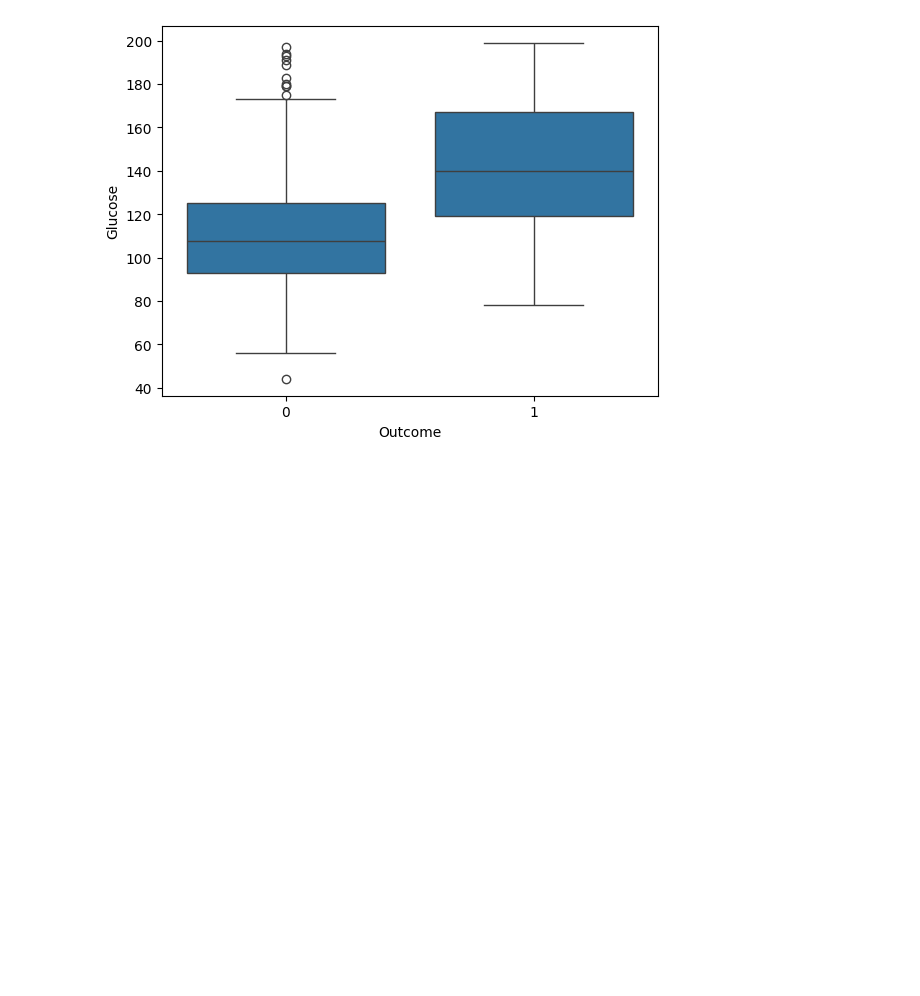
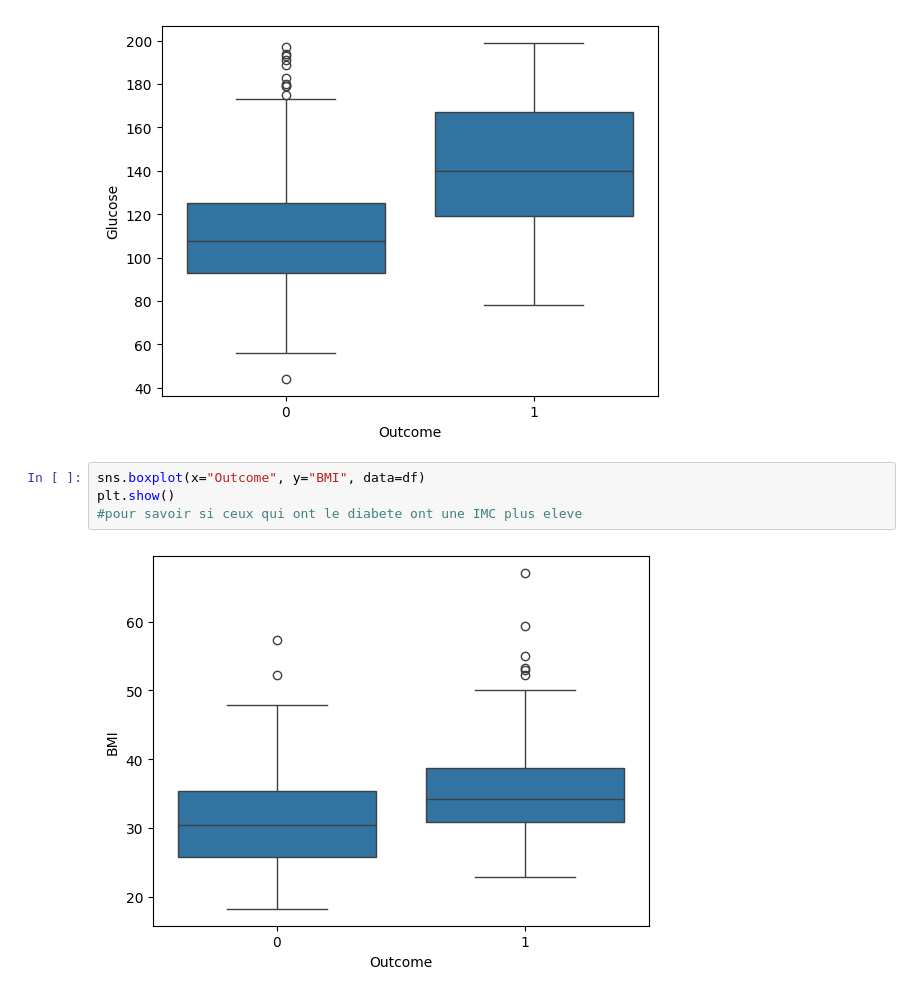
Before and after one commit to merveilletedem-ctrl/malaria_project, a Jupyter notebook: diabete.ipynb, the cells around one changed output. Cells and saved outputs as stored; diff of their text form; blank space fills up the shorter version.

Commit message:
visualisations fin de mes donnees

```diff
--- a/diabete.ipynb
+++ b/diabete.ipynb
@@ -82,3 +82,9 @@ plt.show()
 # les diabetique ont souvemt un taux de glucose plus eleve
 # %% [output]
 [figure]
+# %%
+sns.boxplot(x="Outcome", y="BMI", data=df)
+plt.show()
+#pour savoir si ceux qui ont le diabete ont une IMC plus eleve
+# %% [output]
+[figure, added]
```
Also changed, not shown: parts of 4 cells of this notebook.
